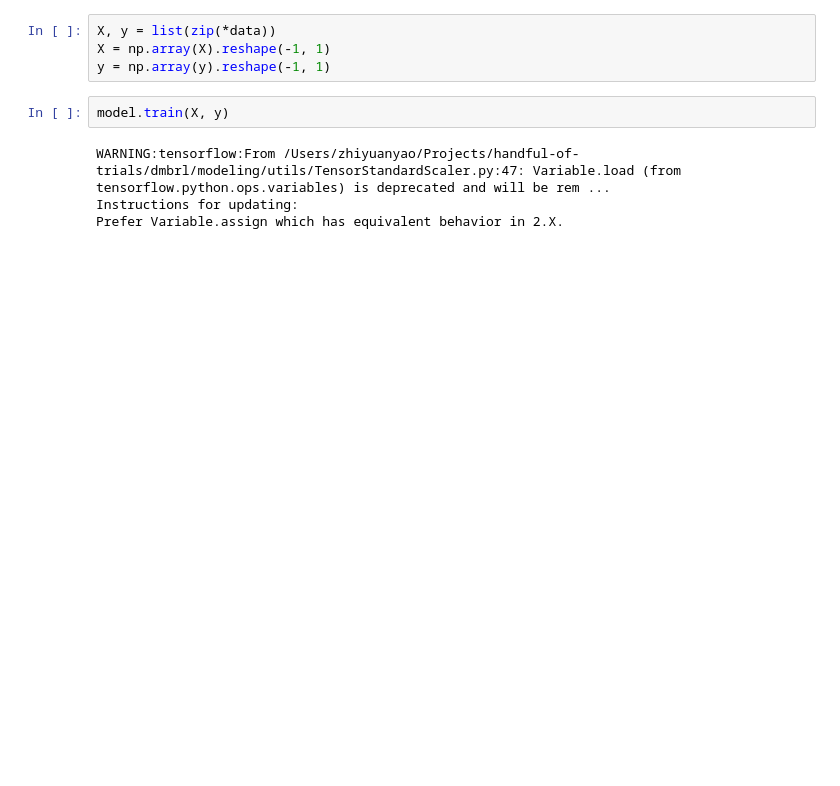
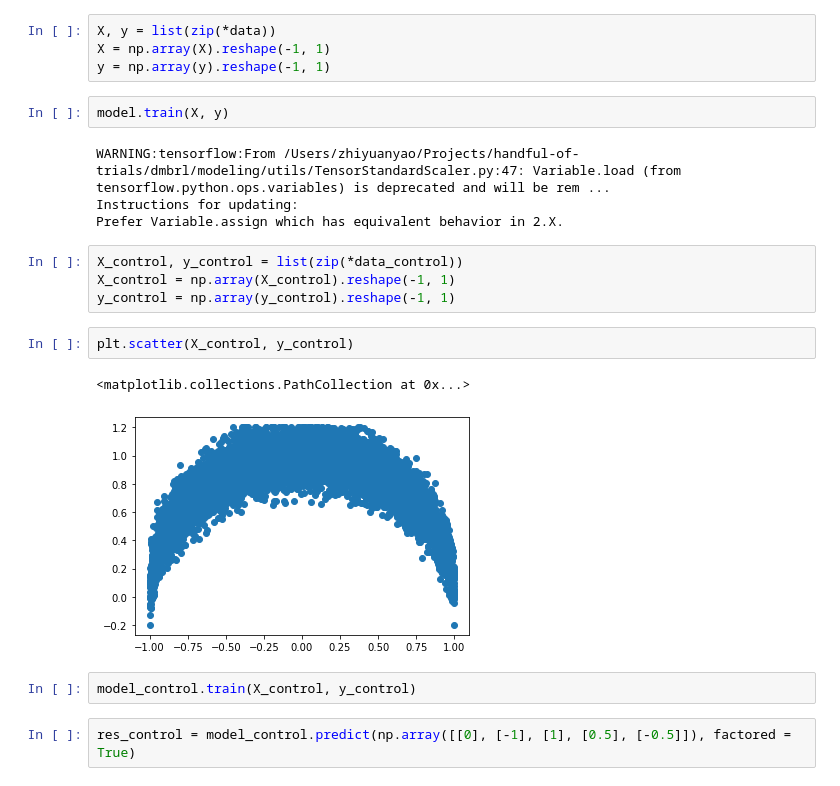
Before and after one commit to Theling/handful-of-trials, a Jupyter notebook: dmbrl/modeling/models/test_BNN.ipynb, the cells around one changed output. Drawn from its saved outputs; the diff is of its cells as text; blank space fills up the shorter version.

```diff
--- a/dmbrl/modeling/models/test_BNN.ipynb
+++ b/dmbrl/modeling/models/test_BNN.ipynb
@@ -76,3 +89,16 @@ model.train(X, y)
 WARNING:tensorflow:From /Users/zhiyuanyao/Projects/handful-of-trials/dmbrl/modeling/utils/TensorStandardScaler.py:47: Variable.load (from tensorflow.python.ops.variables) is deprecated and will be rem ...
 Instructions for updating:
 Prefer Variable.assign which has equivalent behavior in 2.X.
+# %%
+X_control, y_control = list(zip(*data_control))
+X_control = np.array(X_control).reshape(-1, 1)
+y_control = np.array(y_control).reshape(-1, 1)
+# %%
+plt.scatter(X_control, y_control)
+# %% [output]
+<matplotlib.collections.PathCollection at 0x...>
+[figure, added]
+# %%
+model_control.train(X_control, y_control)
+# %%
+res_control = model_control.predict(np.array([[0], [-1], [1], [0.5], [-0.5]]), factored = True)
```
Also changed, not shown: parts of 11 cells of this notebook.
